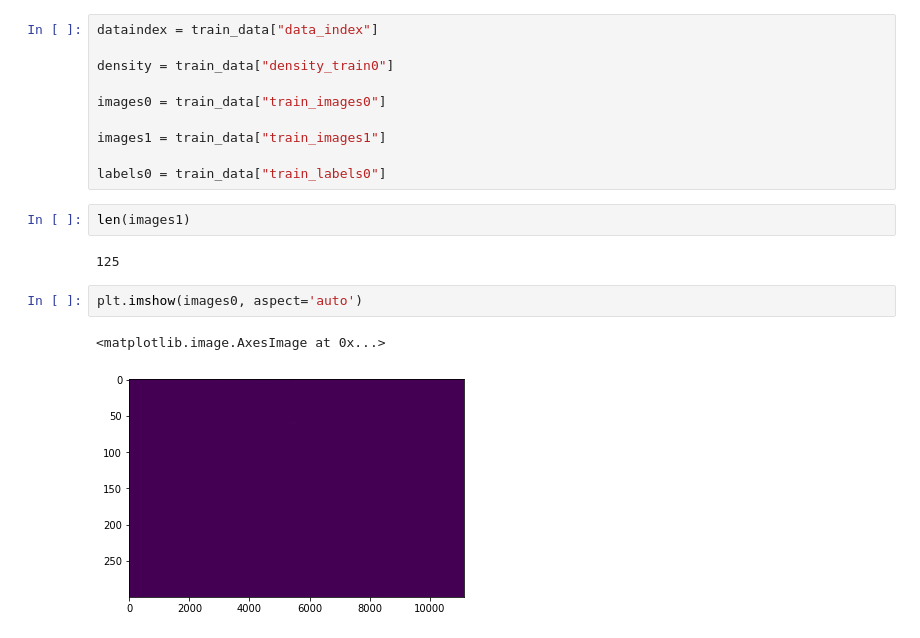
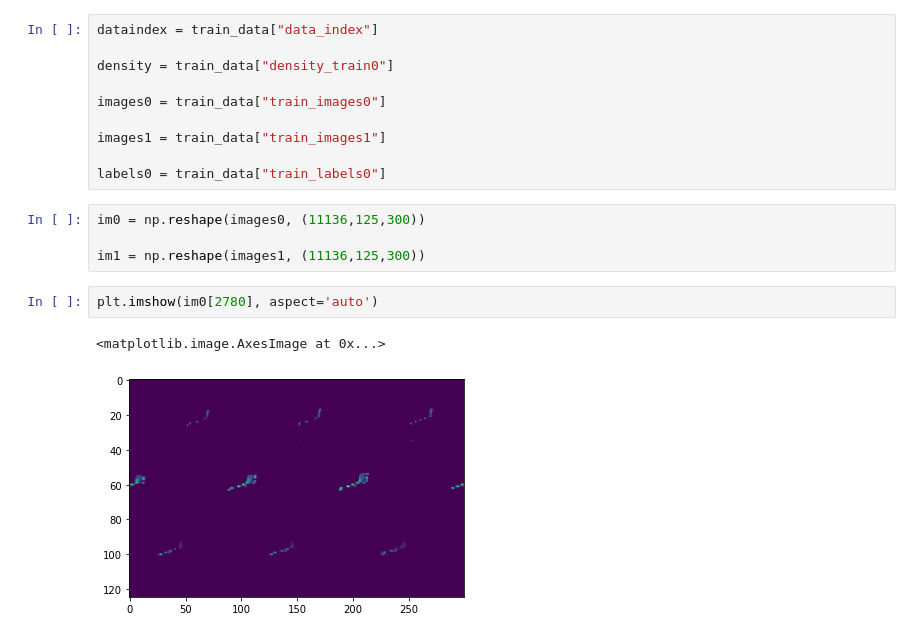
Before and after one commit to akjoelhede/Bachelor_project, a Jupyter notebook: Machine learning eksempler/Actual_kode/test.ipynb, the cells around one changed output. Cells and saved outputs as stored; diff of their text form.

```diff
--- a/Machine learning eksempler/Actual_kode/test.ipynb
+++ b/Machine learning eksempler/Actual_kode/test.ipynb
@@ -20,12 +20,12 @@ images0 = train_data["train_images0"]
 images1 = train_data["train_images1"]
 
 labels0 = train_data["train_labels0"]
-# %%
-len(images1)
-# %% [output]
-125
+# %%
+im0 = np.reshape(images0, (11136,125,300))
+
+im1 = np.reshape(images1, (11136,125,300))
 # %%
-plt.imshow(images0, aspect='auto')
+plt.imshow(im0[2780], aspect='auto')
 # %% [output]
 <matplotlib.image.AxesImage at 0x...>
-[figure, old version]
+[figure, new version]
```
Also changed, not shown: parts of 3 cells of this notebook.
